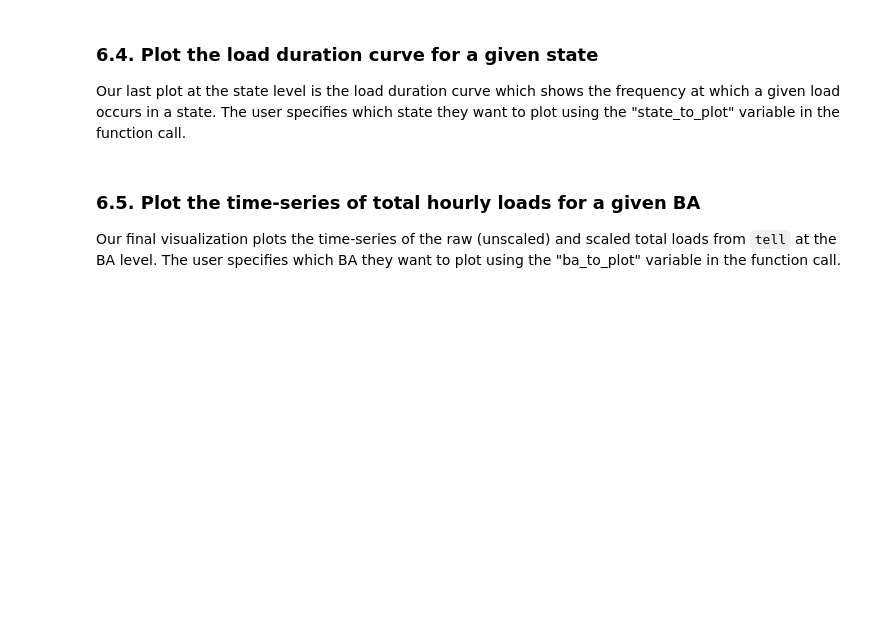
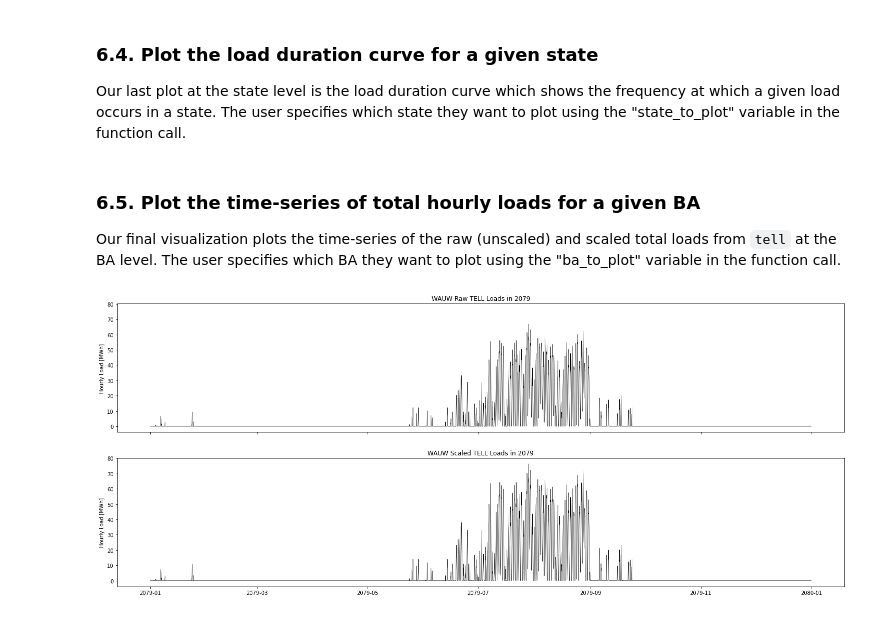
Before and after one commit to IMMM-SFA/tell, a Jupyter notebook: notebooks/tell_quickstarter.ipynb, the cells around one changed output. Saved outputs shown, nothing was run; the diff lists cells and outputs as text; code cells hidden in the pictures; blank space fills up the shorter version.

```diff
--- a/notebooks/tell_quickstarter.ipynb
+++ b/notebooks/tell_quickstarter.ipynb
@@ -234,9 +258,11 @@ Our final visualization plots the time-series of the raw (unscaled) and scaled t
 # %%
 # Plot the time-series of raw and scaled loads from TELL at the BA level for a user-specified BA (e.g., PJM, CISO, ERCO, etc.):
 tell.plot_ba_load_time_series(ba_to_plot = 'WAUW',
-                              year_to_plot = '2099',
+                              year_to_plot = '2079',
                               scenario_to_plot = 'rcp85hotter_ssp5',
                               data_input_dir = tell_data_dir,
                               image_output_dir = tell_image_dir,
                               image_resolution = 150,
                               save_images = False)
+# %% [output]
+[figure, added]
```
Also changed, not shown: parts of 3 cells of this notebook, 6 other files.
